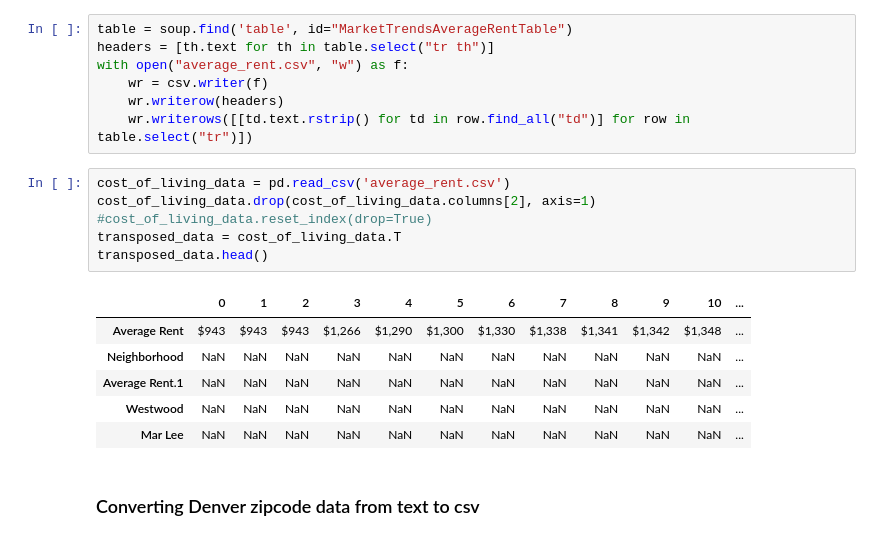
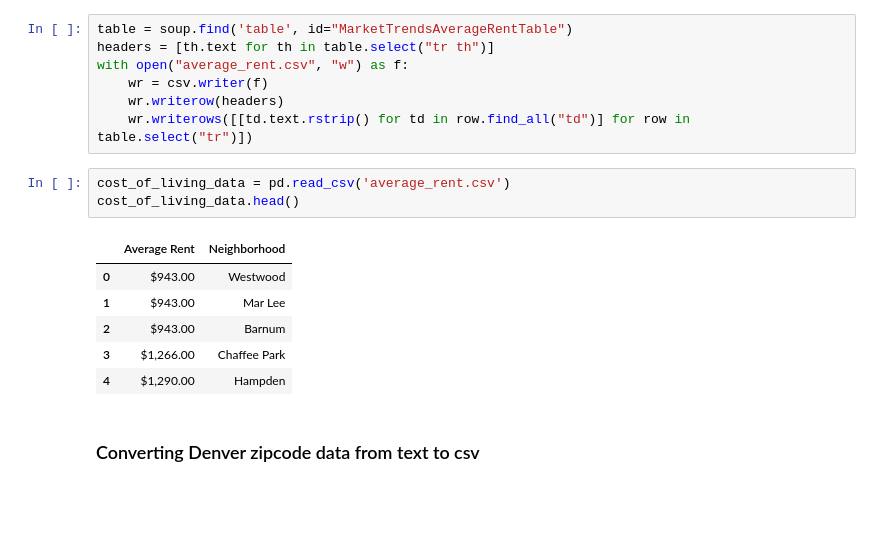
Before and after one commit to strange1120/battle-of-the-neighborhoods, a Jupyter notebook: battle-of-the-neighborhoods-denver.ipynb, the cells around one changed output. Cells and saved outputs as stored; diff of their text form; blank space fills up the shorter version.

```diff
--- a/battle-of-the-neighborhoods-denver.ipynb
+++ b/battle-of-the-neighborhoods-denver.ipynb
@@ -96,17 +96,14 @@ with open("average_rent.csv", "w") as f:
     wr.writerows([[td.text.rstrip() for td in row.find_all("td")] for row in table.select("tr")])
 # %%
 cost_of_living_data = pd.read_csv('average_rent.csv')
-cost_of_living_data.drop(cost_of_living_data.columns[2], axis=1)
-#cost_of_living_data.reset_index(drop=True)
-transposed_data = cost_of_living_data.T
-transposed_data.head()
+cost_of_living_data.head()
 # %% [output]
-|  | 0 | 1 | 2 | 3 | 4 | 5 | 6 | 7 | 8 | 9 | 10 | ... |
-| Average Rent | $943 | $943 | $943 | $1,266 | $1,290 | $1,300 | $1,330 | $1,338 | $1,341 | $1,342 | $1,348 | ... |
-| Neighborhood | NaN | NaN | NaN | NaN | NaN | NaN | NaN | NaN | NaN | NaN | NaN | ... |
-| Average Rent.1 | NaN | NaN | NaN | NaN | NaN | NaN | NaN | NaN | NaN | NaN | NaN | ... |
-| Westwood | NaN | NaN | NaN | NaN | NaN | NaN | NaN | NaN | NaN | NaN | NaN | ... |
-| Mar Lee | NaN | NaN | NaN | NaN | NaN | NaN | NaN | NaN | NaN | NaN | NaN | ... |
+|  | Average Rent | Neighborhood |
+| 0 | $943.00 | Westwood |
+| 1 | $943.00 | Mar Lee |
+| 2 | $943.00 | Barnum |
+| 3 | $1,266.00 | Chaffee Park |
+| 4 | $1,290.00 | Hampden |
 # %% [markdown]
 ### Converting Denver zipcode data from text to csv
 # %%
```
